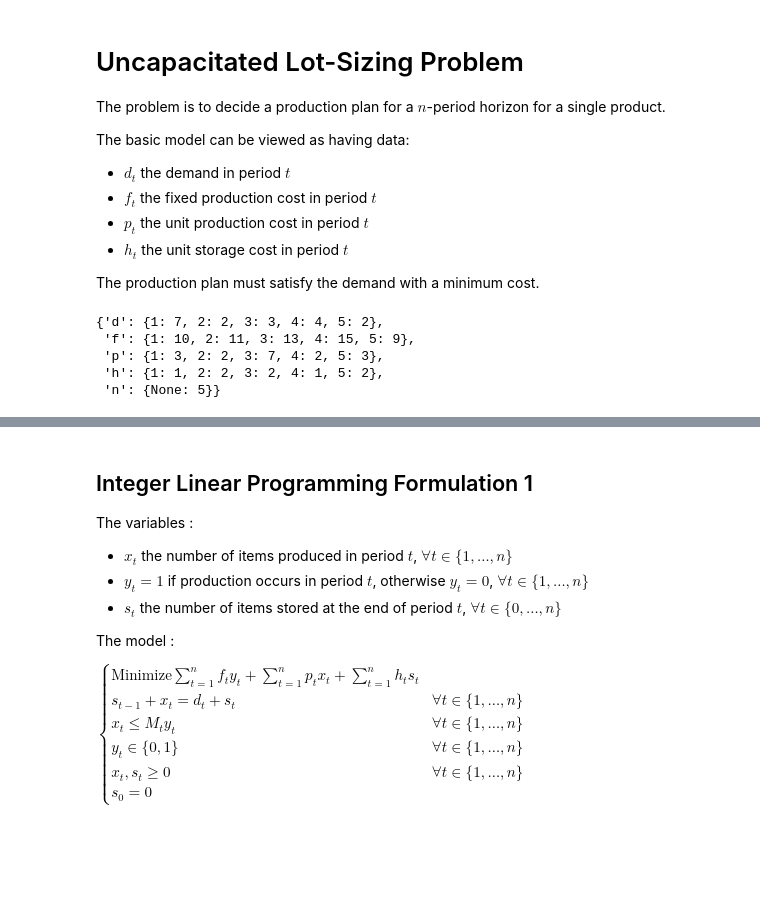
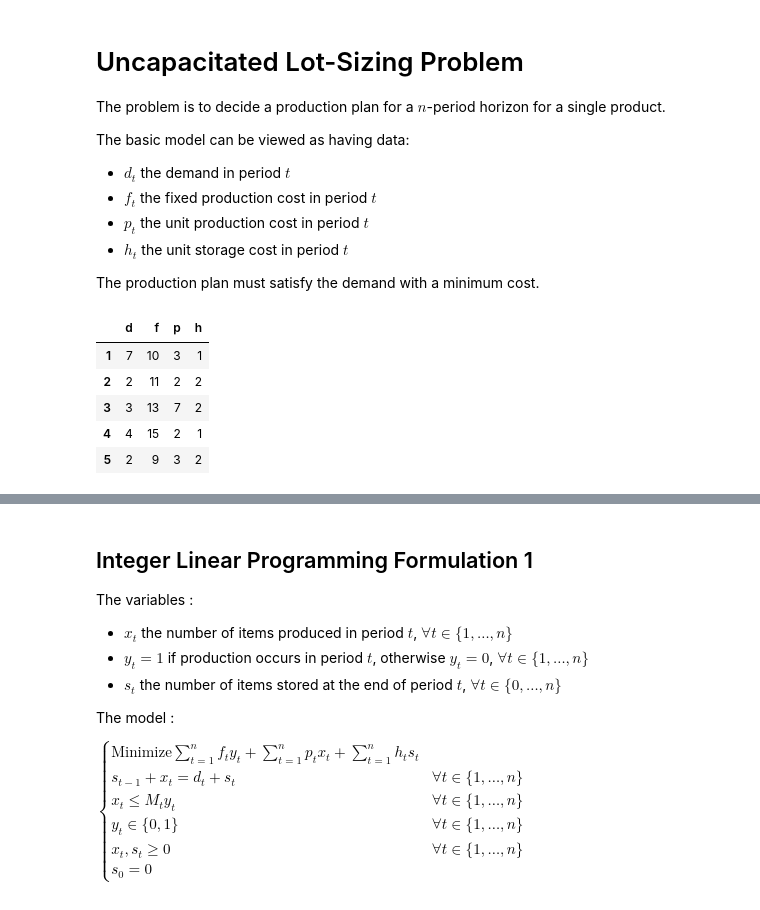
Before and after one commit to BrahimMebrek/lot_sizing_problem, a Jupyter notebook: uncapacited_lot_sizing_problem.ipynb, the cells around one changed output, grey strips where cells are left out. Cells and saved outputs as stored; diff of their text form; code cells hidden in the pictures; blank space fills up the shorter version.

```diff
--- a/uncapacited_lot_sizing_problem.ipynb
+++ b/uncapacited_lot_sizing_problem.ipynb
@@ -12 +16,8 @@ The production plan must satisfy the demand with a minimum cost.
+# %%
+def read_data(file_name: str, keys: list) -> pd.DataFrame:
+    """Read data from a .dat file and return a Pandas dataframe"""
+    df = pd.read_table(file_name, sep=" ", header = None).T
+    df.columns = keys
+    df.index = range(1, df.shape[0] + 1)
+    return df
 # %%
@@ -52,8 +29,0 @@ data = transform_df_into_dict(df)
-# %%
-data
-# %% [output]
-{'d': {1: 7, 2: 2, 3: 3, 4: 4, 5: 2},
- 'f': {1: 10, 2: 11, 3: 13, 4: 15, 5: 9},
- 'p': {1: 3, 2: 2, 3: 7, 4: 2, 5: 3},
- 'h': {1: 1, 2: 2, 3: 2, 4: 1, 5: 2},
- 'n': {None: 5}}
@@ -80,0 +30,9 @@ def solve_instance_externally(instance: pyo.ConcreteModel, email: str, solver_na
+# %%
+df
+# %% [output]
+|  | d | f | p | h |
+| 1 | 7 | 10 | 3 | 1 |
+| 2 | 2 | 11 | 2 | 2 |
+| 3 | 3 | 13 | 7 | 2 |
+| 4 | 4 | 15 | 2 | 1 |
+| 5 | 2 | 9 | 3 | 2 |
```
Also changed, not shown: parts of 30 cells of this notebook.
